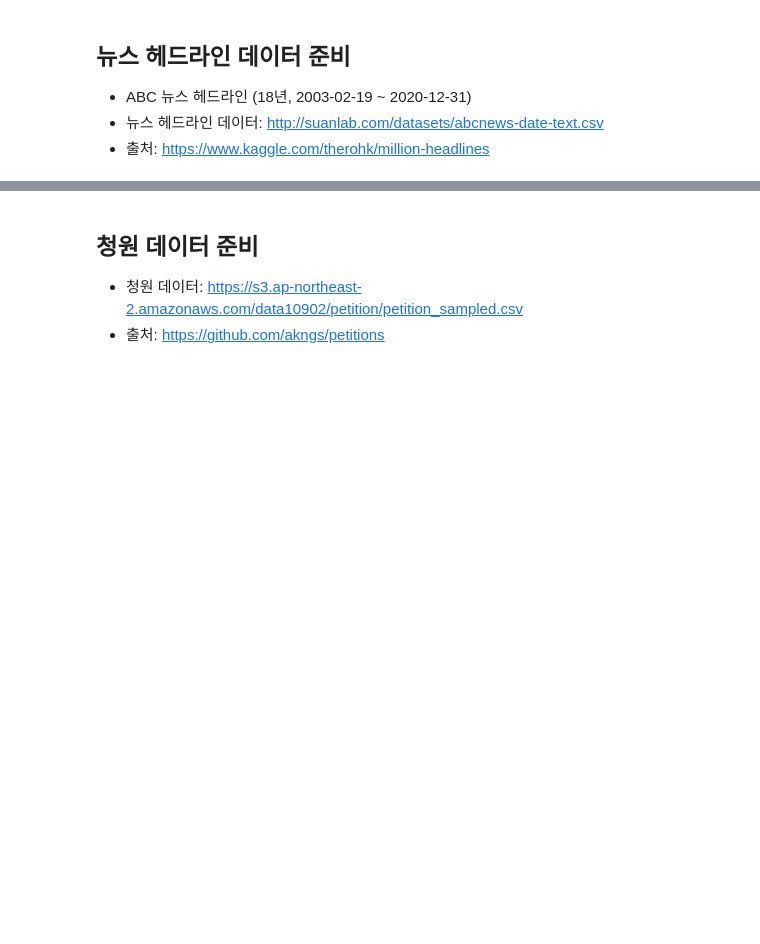
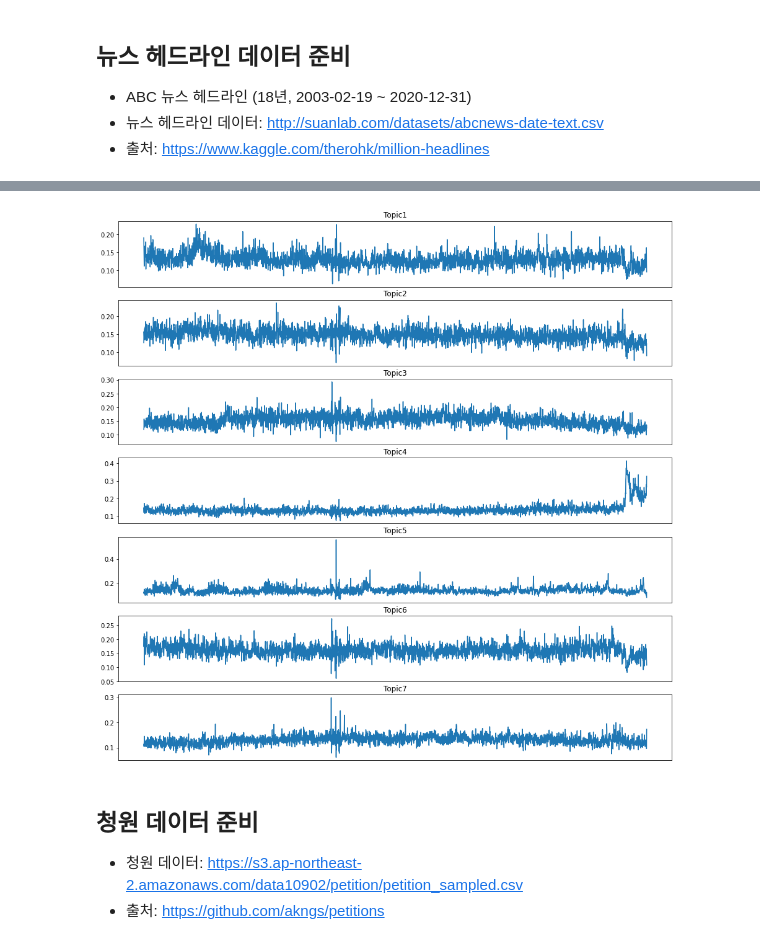
Before and after one commit to hyeonniii/NLP, a Jupyter notebook: _11_토픽_모델링(Topic_Modeling).ipynb, the cells around one changed output, grey strips where cells are left out. Cells and saved outputs as stored; diff of their text form; code cells hidden in the pictures; blank space fills up the shorter version.

```diff
--- a/_11_토픽_모델링(Topic_Modeling).ipynb
+++ b/_11_토픽_모델링(Topic_Modeling).ipynb
@@ -93,0 +494,8 @@
+# %%
+from sklearn.feature_extraction.text import CountVectorizer
+
+cv = CountVectorizer(stop_words='english', max_features = 1000)
+headline_cv = cv.fit_transform(df_2020['headline_text'])
+print(headline_cv.shape)
+f_names = cv.get_feature_names_out()
+print(f_names)
@@ -93,0 +520,11 @@
+# %%
+from sklearn.decomposition import LatentDirichletAllocation
+
+lda_model = LatentDirichletAllocation(n_components=7, n_jobs = -1, random_state = 123)
+headline_topics = lda_model.fit_transform(headline_cv)
+
+n_top_words = 20
+
+for idx, topic in enumerate(lda_model.components_):
+  print("Topic: ", idx)
+  print([(f_names[i],topic[i].round) for i in topic.argsort()[:-n_top_words-1:-1]])
@@ -93,0 +546,4 @@
+# %%
+trend_data = pd.DataFrame(headline_topics, columns = ['Topic'+str(i) for i in range(1,8)])
+trend_data = pd.concat([trend_data, pd.to_datetime(df.publish_date, format='%Y%m%d')], axis = 1)
+trend_data.set_index('publish_date')
@@ -93,0 +565,3 @@
+# %%
+trend = trend_data.groupby(['publish_date']).mean()
+trend
@@ -94,3 +583,14 @@
+# %%
+import matplotlib.pyplot as plt
+
+fig, axes = plt.subplots(7,1,sharex='col',figsize=(16,16))
+for col, ax in zip(trend.columns.tolist(), axes.ravel()):
+  ax.set_title(col)
+  ax.axes.xaxis.set_visible(False)
+  ax.plot(trend[col])
+plt.show()
+# %% [output]
+[figure, added]
 # %% [markdown]
 ## 청원 데이터 준비
 
```
Also changed, not shown: parts of 40 cells of this notebook.
